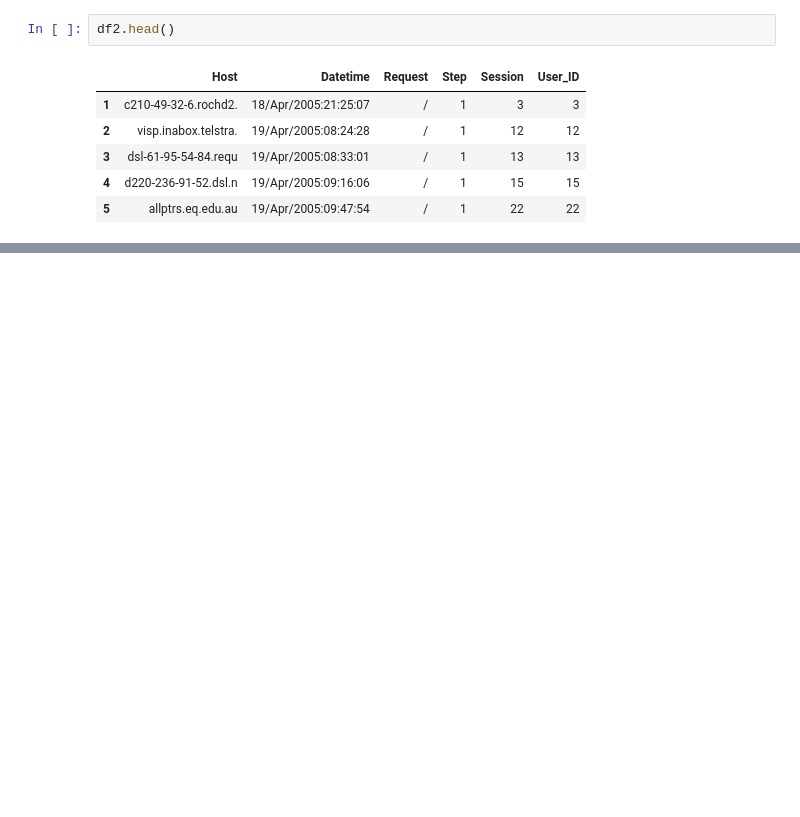
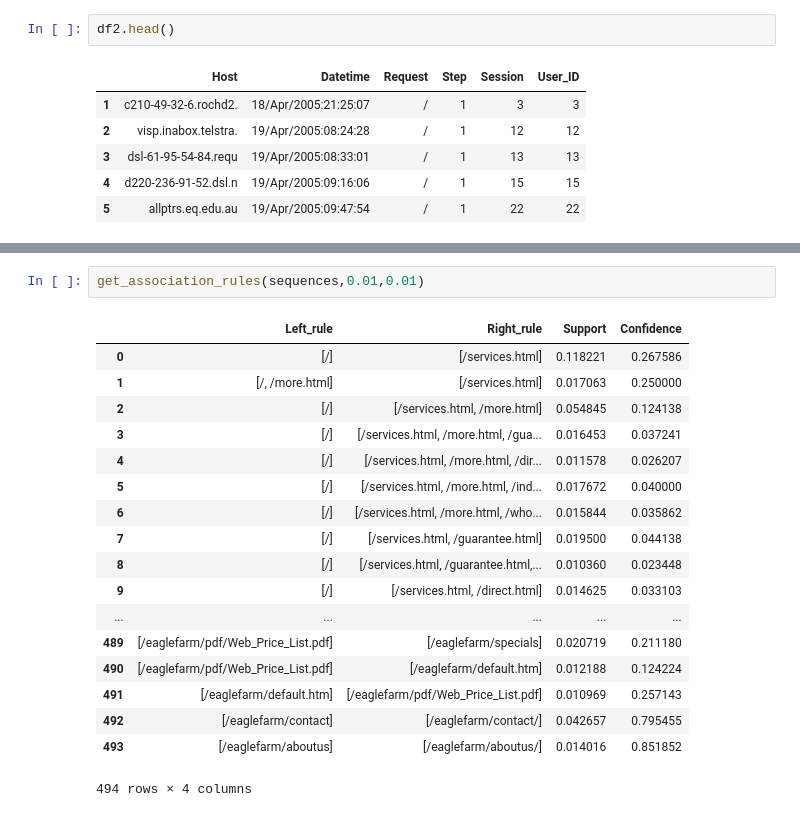
Before and after one commit to MaxEdman/IFN645_CaseStudy2, a Jupyter notebook: Task 6 - Web Mining.ipynb, the cells around one changed output, grey strips where cells are left out. Cells and saved outputs as stored; diff of their text form; blank space fills up the shorter version.

```diff
--- a/Task 6 - Web Mining.ipynb
+++ b/Task 6 - Web Mining.ipynb
@@ -87,0 +176,21 @@ df2.head()
+# %%
+get_association_rules(sequences,0.01,0.01)
+# %% [output]
+|  | Left_rule | Right_rule | Support | Confidence |
+| 0 | [/] | [/services.html] | 0.118221 | 0.267586 |
+| 1 | [/, /more.html] | [/services.html] | 0.017063 | 0.250000 |
+| 2 | [/] | [/services.html, /more.html] | 0.054845 | 0.124138 |
+| 3 | [/] | [/services.html, /more.html, /gua... | 0.016453 | 0.037241 |
+| 4 | [/] | [/services.html, /more.html, /dir... | 0.011578 | 0.026207 |
+| 5 | [/] | [/services.html, /more.html, /ind... | 0.017672 | 0.040000 |
+| 6 | [/] | [/services.html, /more.html, /who... | 0.015844 | 0.035862 |
+| 7 | [/] | [/services.html, /guarantee.html] | 0.019500 | 0.044138 |
+| 8 | [/] | [/services.html, /guarantee.html,... | 0.010360 | 0.023448 |
+| 9 | [/] | [/services.html, /direct.html] | 0.014625 | 0.033103 |
+| ... | ... | ... | ... | ... |
+| 489 | [/eaglefarm/pdf/Web_Price_List.pdf] | [/eaglefarm/specials] | 0.020719 | 0.211180 |
+| 490 | [/eaglefarm/pdf/Web_Price_List.pdf] | [/eaglefarm/default.htm] | 0.012188 | 0.124224 |
+| 491 | [/eaglefarm/default.htm] | [/eaglefarm/pdf/Web_Price_List.pdf] | 0.010969 | 0.257143 |
+| 492 | [/eaglefarm/contact] | [/eaglefarm/contact/] | 0.042657 | 0.795455 |
+| 493 | [/eaglefarm/aboutus] | [/eaglefarm/aboutus/] | 0.014016 | 0.851852 |
+494 rows × 4 columns
```
Also changed, not shown: parts of 5 cells of this notebook.
